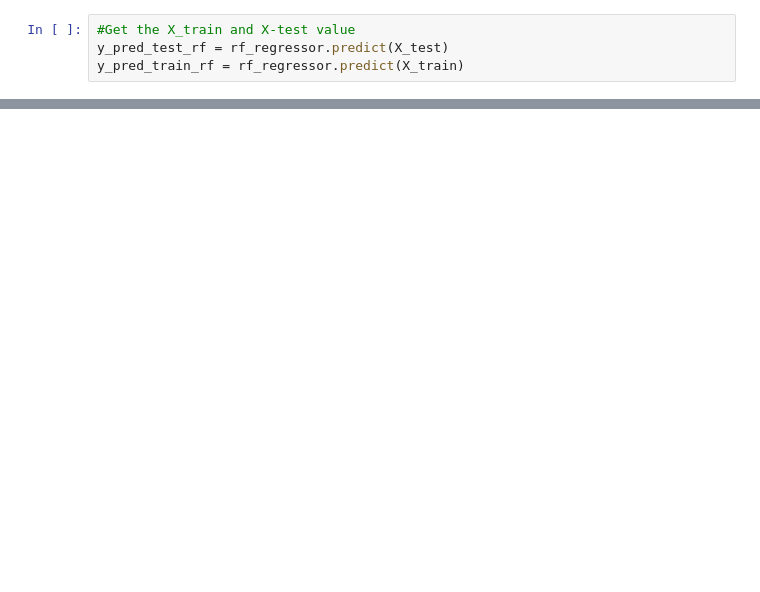
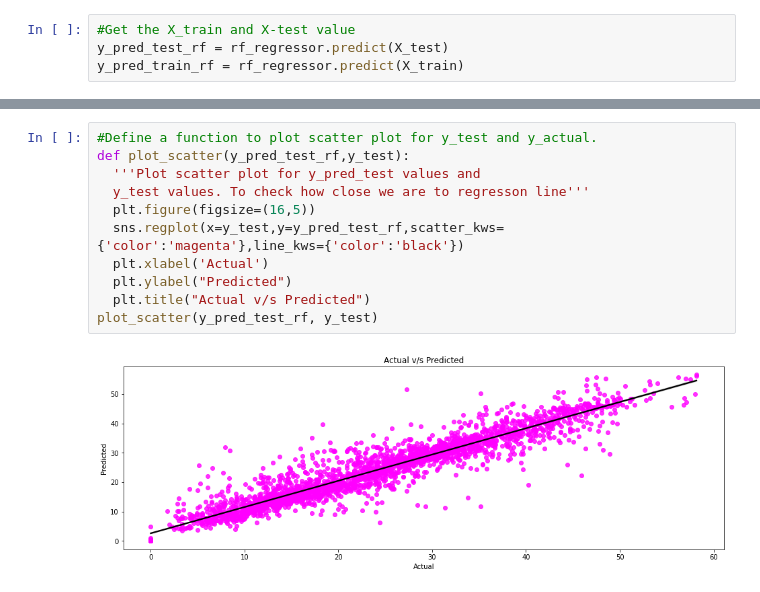
Before and after one commit to sksamima5/Bike-Sharing-Demand-Prediction-, a Jupyter notebook: Bike_Sharing_Demand_Prediction_Capstone_Project.ipynb, the cells around one changed output, grey strips where cells are left out. Cells and saved outputs as stored; diff of their text form; blank space fills up the shorter version.

```diff
--- a/Bike_Sharing_Demand_Prediction_Capstone_Project.ipynb
+++ b/Bike_Sharing_Demand_Prediction_Capstone_Project.ipynb
@@ -1787,0 +1880,13 @@ y_pred_train_rf = rf_regressor.predict(X_train)
+# %%
+#Define a function to plot scatter plot for y_test and y_actual.
+def plot_scatter(y_pred_test_rf,y_test):
+  '''Plot scatter plot for y_pred_test values and
+  y_test values. To check how close we are to regresson line'''
+  plt.figure(figsize=(16,5))
+  sns.regplot(x=y_test,y=y_pred_test_rf,scatter_kws={'color':'magenta'},line_kws={'color':'black'})
+  plt.xlabel('Actual')
+  plt.ylabel("Predicted")
+  plt.title("Actual v/s Predicted")
+plot_scatter(y_pred_test_rf, y_test)
+# %% [output]
+[figure, added]
```
Also changed, not shown: parts of 12 cells of this notebook.
